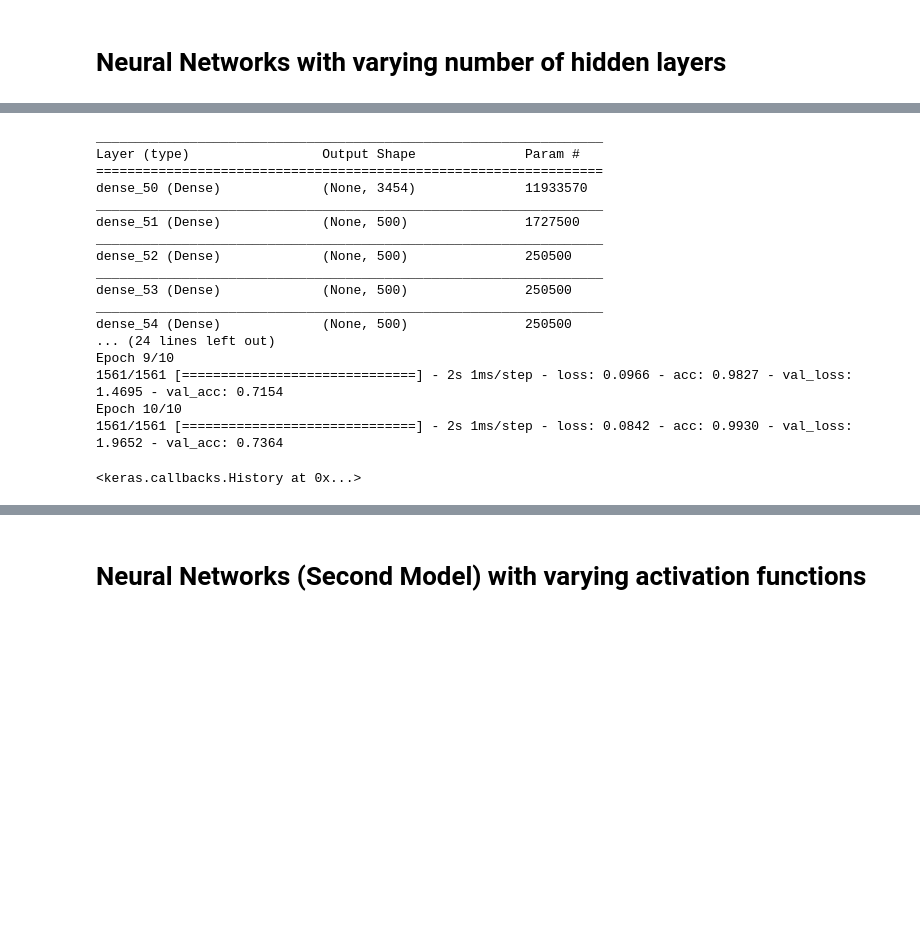
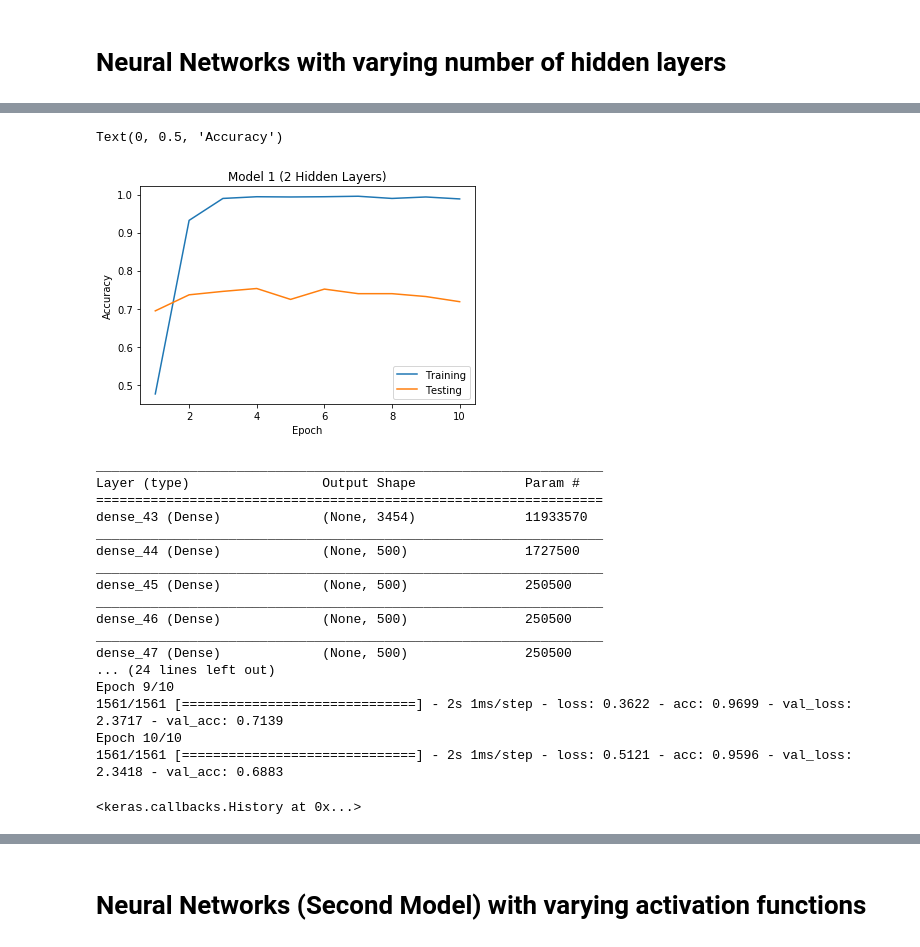
Before and after one commit to jackyteoh/ArticleClassifier, a Jupyter notebook: ArticleClassifier.ipynb, the cells around one changed output, grey strips where cells are left out. Drawn from its saved outputs; the diff is of its cells as text; code cells hidden in the pictures; blank space fills up the shorter version.

Commit message:
Added graphs

```diff
--- a/ArticleClassifier.ipynb
+++ b/ArticleClassifier.ipynb
@@ -286,4 +283,15 @@ Epoch 10/10
 <keras.callbacks.History at 0x...>
+# %%
+x_range = np.arange(1, 11, 1)
+plt.plot(x_range, history.train_accuracy)
+plt.plot(x_range, history.test_accuracy)
+plt.title('Model 1 (2 Hidden Layers)')
+plt.legend(("Training", "Testing"), loc="lower right")
+plt.xlabel('Epoch')
+plt.ylabel('Accuracy')
+# %% [output]
+Text(0, 0.5, 'Accuracy')
+[figure, added]
 # %%
 # Second model (Medium hidden layers (4))
 model_two = Sequential()
@@ -304,23 +312,23 @@ model_two.compile(optimizer=opt,
 
 model_two.summary()
 
-model_two.fit(train_x, train_y, batch_size = 200, epochs = 10, validation_data = (test_x, test_y))
+model_two.fit(train_x, train_y, batch_size = 200, epochs = 10, validation_data = (test_x, test_y), callbacks = [history])
 # %% [output]
 _________________________________________________________________
 Layer (type)                 Output Shape              Param #
 =================================================================
-dense_50 (Dense)             (None, 3454)              11933570
+dense_43 (Dense)             (None, 3454)              11933570
 _________________________________________________________________
-dense_51 (Dense)             (None, 500)               1727500
+dense_44 (Dense)             (None, 500)               1727500
 _________________________________________________________________
-dense_52 (Dense)             (None, 500)               250500
+dense_45 (Dense)             (None, 500)               250500
 _________________________________________________________________
-dense_53 (Dense)             (None, 500)               250500
+dense_46 (Dense)             (None, 500)               250500
 _________________________________________________________________
-dense_54 (Dense)             (None, 500)               250500
+dense_47 (Dense)             (None, 500)               250500
 ... (24 lines left out)
 Epoch 9/10
-1561/1561 [==============================] - 2s 1ms/step - loss: 0.0966 - acc: 0.9827 - val_loss: 1.4695 - val_acc: 0.7154
+1561/1561 [==============================] - 2s 1ms/step - loss: 0.3622 - acc: 0.9699 - val_loss: 2.3717 - val_acc: 0.7139
 Epoch 10/10
-1561/1561 [==============================] - 2s 1ms/step - loss: 0.0842 - acc: 0.9930 - val_loss: 1.9652 - val_acc: 0.7364
+1561/1561 [==============================] - 2s 1ms/step - loss: 0.5121 - acc: 0.9596 - val_loss: 2.3418 - val_acc: 0.6883
 <keras.callbacks.History at 0x...>
```
Also changed, not shown: parts of 15 cells of this notebook.
